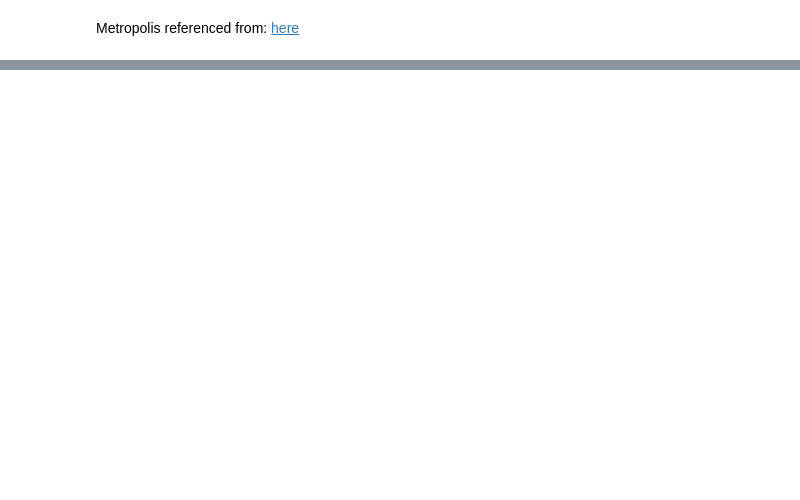
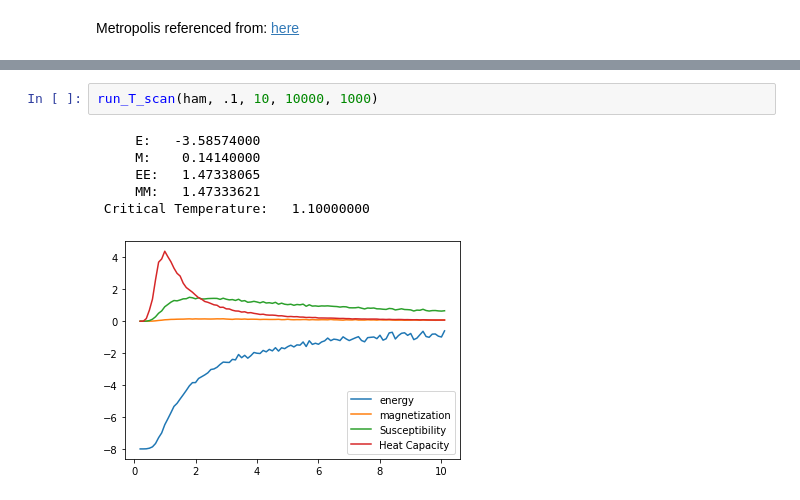
Before and after one commit to Reesem89/MonteCarlo, a Jupyter notebook: examples/ising.ipynb, the cells around one changed output, grey strips where cells are left out. Drawn from its saved outputs; the diff is of its cells as text; blank space fills up the shorter version.

```diff
--- a/examples/ising.ipynb
+++ b/examples/ising.ipynb
@@ -347,0 +366,9 @@ Metropolis referenced from: [here](https://arxiv.org/pdf/0803.0217.pdf)
+# %%
+run_T_scan(ham, .1, 10, 10000, 1000)
+# %% [output]
+     E:   -3.58574000
+     M:    0.14140000
+     EE:   1.47338065
+     MM:   1.47333621
+ Critical Temperature:   1.10000000
+[figure, added]
```
Also changed, not shown: parts of 14 cells of this notebook, 3 other files.
